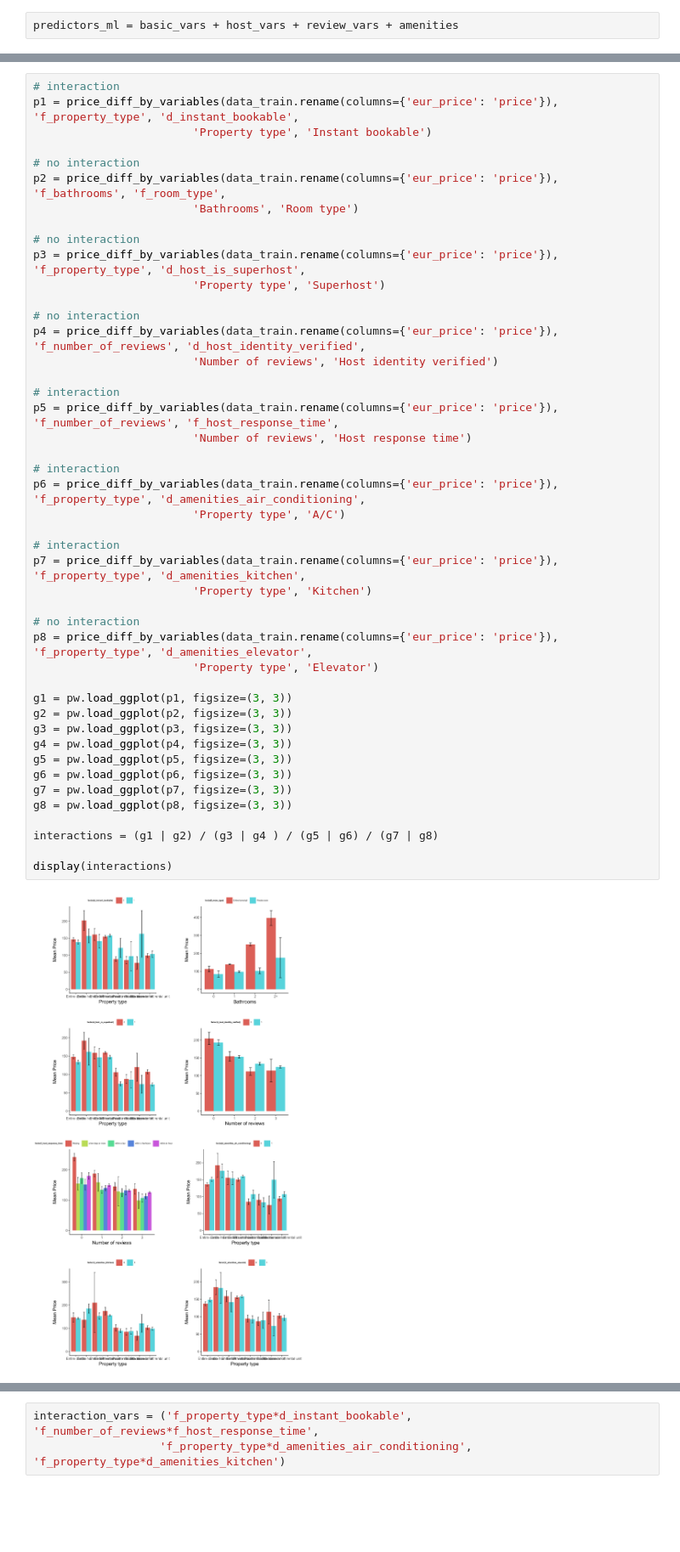
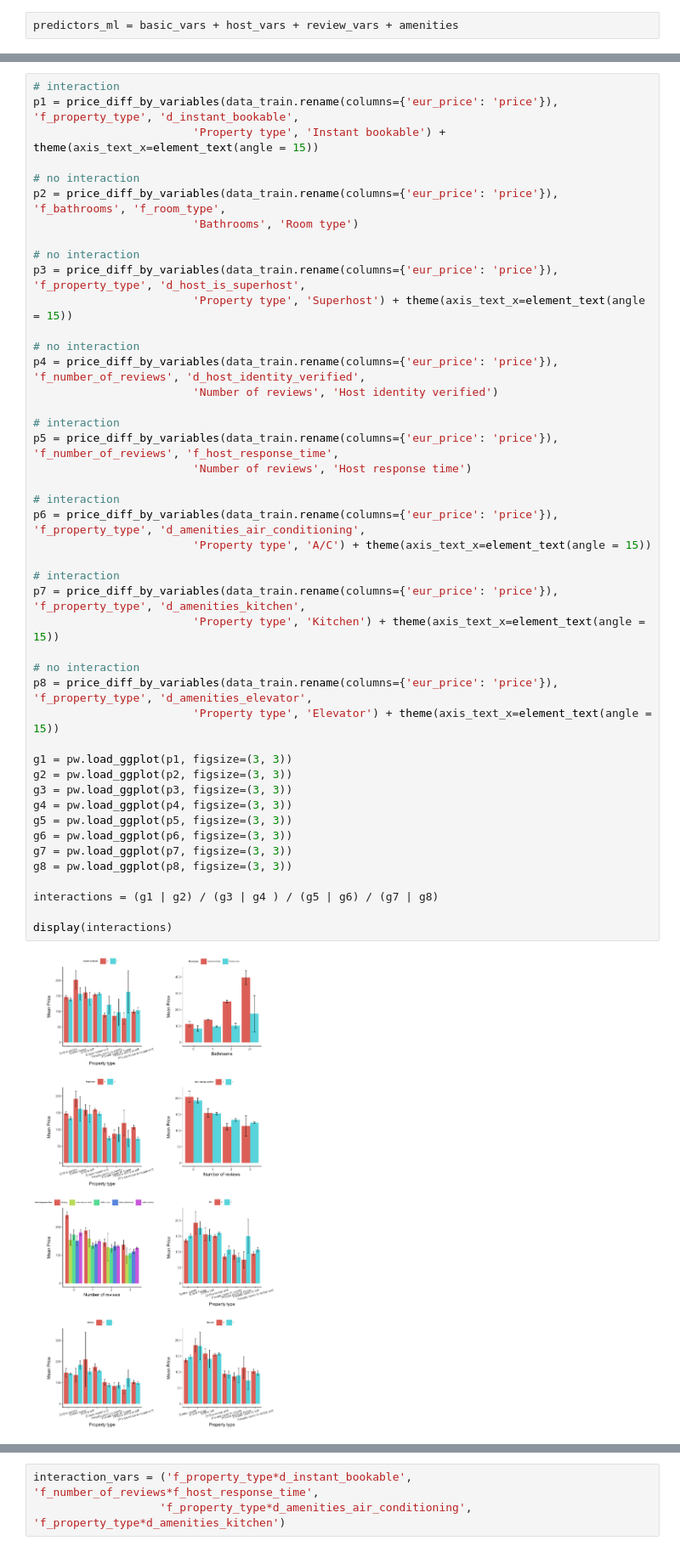
Before and after one commit to marton-nagy-marton/Data-Analysis-3, a Jupyter notebook: Home_Assignment_1/MartonNagy_DA3_HA1.ipynb, the cells around one changed output, grey strips where cells are left out. Shown at 85% size. Drawn from its saved outputs; the diff is of its cells as text; blank space fills up the shorter version.

```diff
--- a/Home_Assignment_1/MartonNagy_DA3_HA1.ipynb
+++ b/Home_Assignment_1/MartonNagy_DA3_HA1.ipynb
@@ -286,7 +337,7 @@ memory usage: 6.3 MB
 # %%
 # interaction
 p1 = price_diff_by_variables(data_train.rename(columns={'eur_price': 'price'}), 'f_property_type', 'd_instant_bookable',
-                        'Property type', 'Instant bookable')
+                        'Property type', 'Instant bookable') + theme(axis_text_x=element_text(angle = 15))
 
 # no interaction
 p2 = price_diff_by_variables(data_train.rename(columns={'eur_price': 'price'}), 'f_bathrooms', 'f_room_type',
@@ -294,39 +345,39 @@ p2 = price_diff_by_variables(data_train.rename(columns={'eur_price': 'price'}),
 
 # no interaction
 p3 = price_diff_by_variables(data_train.rename(columns={'eur_price': 'price'}), 'f_property_type', 'd_host_is_superhost',
-                        'Property type', 'Superhost')
+                        'Property type', 'Superhost') + theme(axis_text_x=element_text(angle = 15))
 
 # no interaction
 p4 = price_diff_by_variables(data_train.rename(columns={'eur_price': 'price'}), 'f_number_of_reviews', 'd_host_identity_verified',
                         'Number of reviews', 'Host identity verified')
 
 # interaction
 p5 = price_diff_by_variables(data_train.rename(columns={'eur_price': 'price'}), 'f_number_of_reviews', 'f_host_response_time',
                         'Number of reviews', 'Host response time')
 
 # interaction
 p6 = price_diff_by_variables(data_train.rename(columns={'eur_price': 'price'}), 'f_property_type', 'd_amenities_air_conditioning',
-                        'Property type', 'A/C')
+                        'Property type', 'A/C') + theme(axis_text_x=element_text(angle = 15))
 
 # interaction
 p7 = price_diff_by_variables(data_train.rename(columns={'eur_price': 'price'}), 'f_property_type', 'd_amenities_kitchen',
-                        'Property type', 'Kitchen')
+                        'Property type', 'Kitchen') + theme(axis_text_x=element_text(angle = 15))
 
 # no interaction
 p8 = price_diff_by_variables(data_train.rename(columns={'eur_price': 'price'}), 'f_property_type', 'd_amenities_elevator',
-                        'Property type', 'Elevator')
+                        'Property type', 'Elevator') + theme(axis_text_x=element_text(angle = 15))
 
 g1 = pw.load_ggplot(p1, figsize=(3, 3))
 g2 = pw.load_ggplot(p2, figsize=(3, 3))
 g3 = pw.load_ggplot(p3, figsize=(3, 3))
 g4 = pw.load_ggplot(p4, figsize=(3, 3))
 g5 = pw.load_ggplot(p5, figsize=(3, 3))
 g6 = pw.load_ggplot(p6, figsize=(3, 3))
 g7 = pw.load_ggplot(p7, figsize=(3, 3))
 g8 = pw.load_ggplot(p8, figsize=(3, 3))
 
 interactions = (g1 | g2) / (g3 | g4 ) / (g5 | g6) / (g7 | g8)
 
 display(interactions)
 # %% [output]
-[figure, old version]
+[figure, new version]
```
Also changed, not shown: parts of 112 cells of this notebook.
